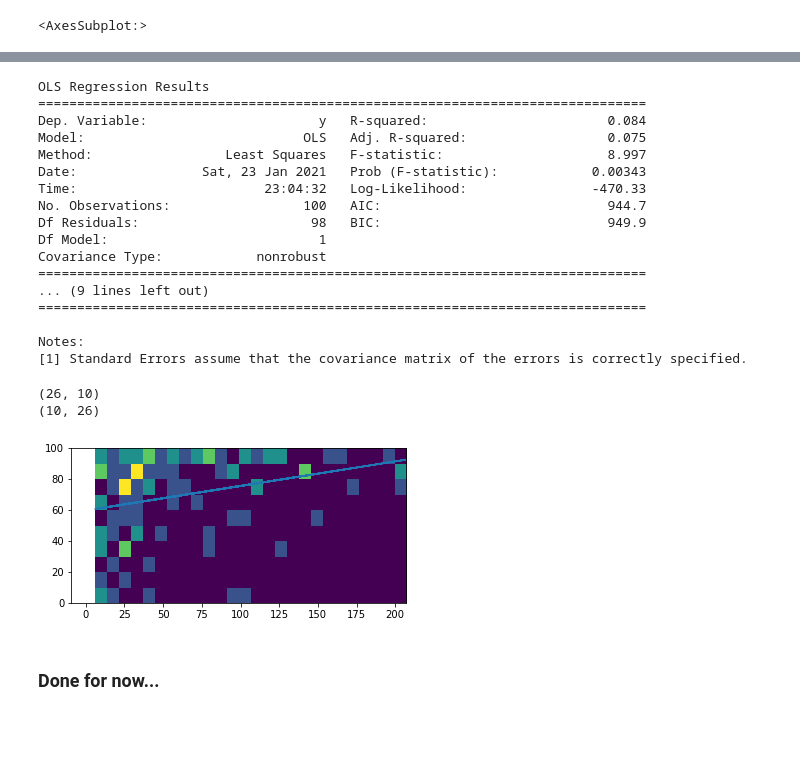
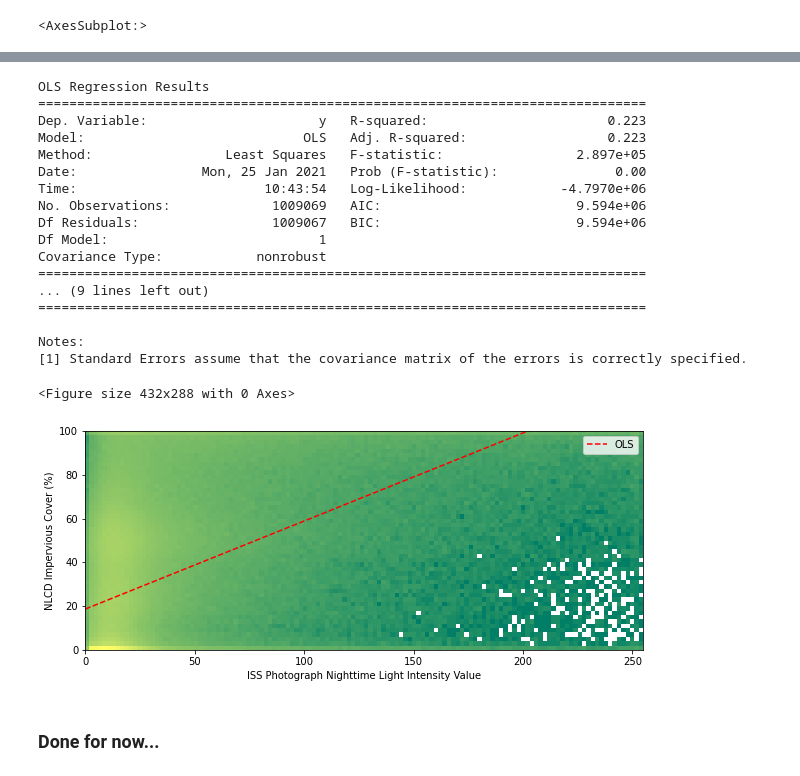
Before and after one commit to chikaj/sa_nightscapes, a Jupyter notebook: nightscapes.ipynb, the cells around one changed output, grey strips where cells are left out. Cells and saved outputs as stored; diff of their text form; code cells hidden in the pictures; blank space fills up the shorter version.

```diff
--- a/nightscapes.ipynb
+++ b/nightscapes.ipynb
@@ -143,17 +142,17 @@ x = sm.add_constant(x, prepend=False)
 # %%
-mod = sm.OLS(y, x)
+mod = sm.OLS(y, X)
 results = mod.fit()
 print(results.summary())
 # %% [output]
 OLS Regression Results
 ==============================================================================
-Dep. Variable:                      y   R-squared:                       0.084
-Model:                            OLS   Adj. R-squared:                  0.075
-Method:                 Least Squares   F-statistic:                     8.997
-Date:                Sat, 23 Jan 2021   Prob (F-statistic):            0.00343
-Time:                        23:04:32   Log-Likelihood:                -470.33
-No. Observations:                 100   AIC:                             944.7
-Df Residuals:                      98   BIC:                             949.9
+Dep. Variable:                      y   R-squared:                       0.223
+Model:                            OLS   Adj. R-squared:                  0.223
+Method:                 Least Squares   F-statistic:                 2.897e+05
+Date:                Mon, 25 Jan 2021   Prob (F-statistic):               0.00
+Time:                        10:43:54   Log-Likelihood:            -4.7970e+06
+No. Observations:             1009069   AIC:                         9.594e+06
+Df Residuals:                 1009067   BIC:                         9.594e+06
 Df Model:                           1
 Covariance Type:            nonrobust
 ==============================================================================
@@ -163,23 +162,35 @@ Covariance Type:            nonrobust
 Notes:
 [1] Standard Errors assume that the covariance matrix of the errors is correctly specified.
 # %%
-heatmap, xedges, yedges = np.histogram2d(x[:, 0], y, bins=(26, 10))
+heatmap, xedges, yedges = np.histogram2d(x, y, bins=(128, 50))
 extent = [xedges[0], xedges[-1], yedges[0], yedges[-1]]
-
-pp(heatmap.shape)
-pp(heatmap.T.shape)
+heatmap[heatmap == 0] = np.NaN
-# %% [output]
-(26, 10)
-(10, 26)
-# %%
-plt.clf()
-plt.imshow(heatmap.T, extent=extent, origin='lower')
-
-yhat = results.params[0] * x + results.params[1]
-plt.plot(x, yhat)
-
-plt.show()
-# %% [output]
-[figure, removed]
+# %%
+norm = mpl.colors.LogNorm()
+
+plt.clf()
+plt.figure(figsize=(10, 10))
+plt.imshow(heatmap.T, cmap='summer', norm=norm, extent=extent, origin='lower')
+# plt.plot(x, results.fittedvalues, 'r--.', label="OLS") # DON'T DO WITH LARGE ARRAY!
+
+# If the line above is commented out, do this instead...
+min_x_idx = np.where(x==x.min())[0][0]
+max_x_idx = np.where(x==x.max())[0][0]
+
+ptx = [x[min_x_idx], x[max_x_idx]]
+pty = [results.fittedvalues[min_x_idx], results.fittedvalues[max_x_idx]]
+
+plt.plot(ptx, pty, 'r--', label="OLS")
+# ...end here.
+
+plt.ylim([0, 100])
+plt.xlabel("ISS Photograph Nighttime Light Intensity Value")
+plt.ylabel("NLCD Impervious Cover (%)")
+plt.legend(loc='best')
+
+plt.show()
+# %% [output]
+<Figure size 432x288 with 0 Axes>
+[figure, added]
 # %% [markdown]
 ### Done for now...
```
Also changed, not shown: parts of 8 cells of this notebook, 1 other file.
